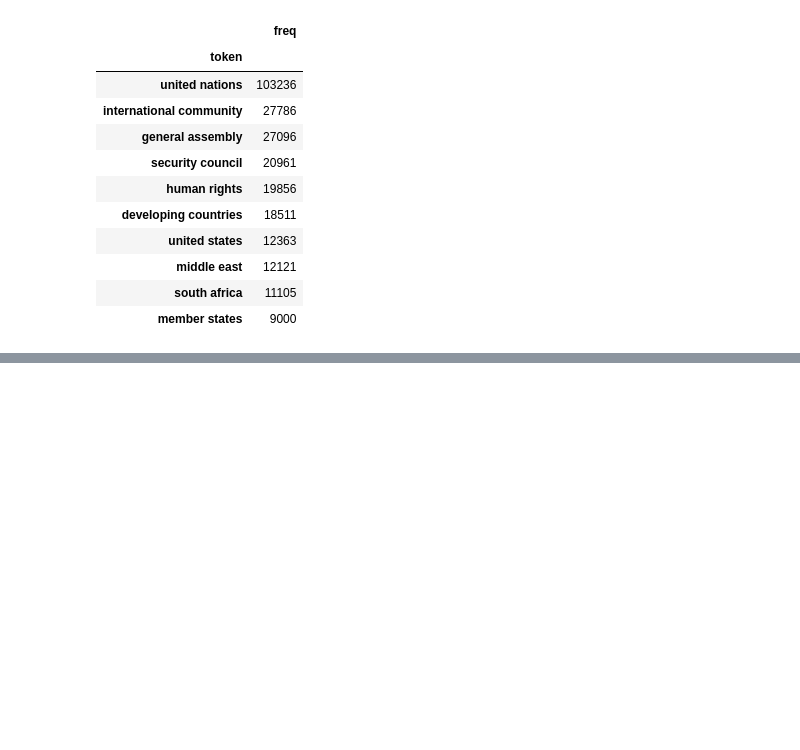
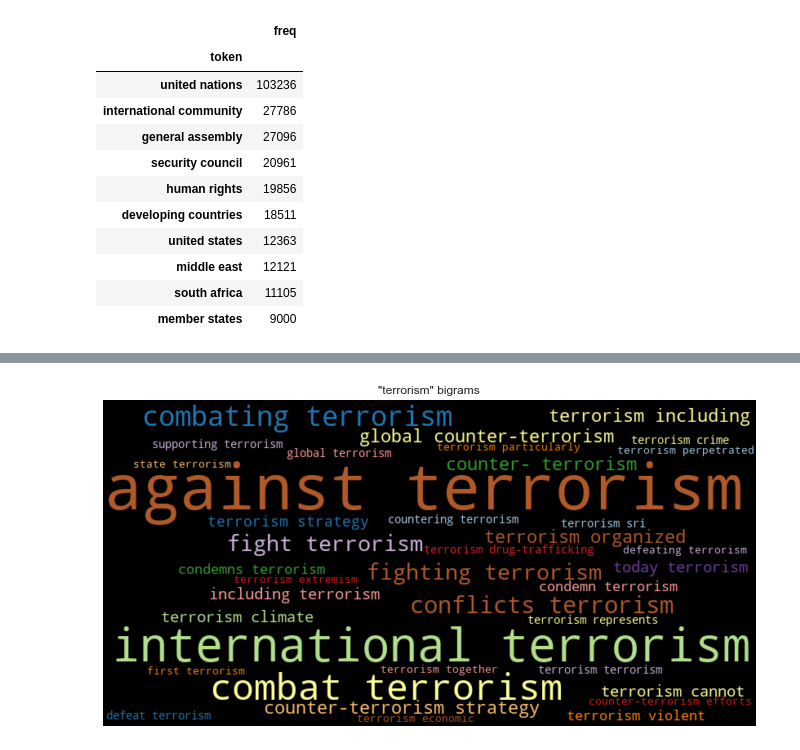
Before and after one commit to Jspano95/un_speeches_nlp_analysis, a Jupyter notebook: 2-UN-speeches-data-cleaning-and-tokenisation.ipynb, the cells around one changed output, grey strips where cells are left out. Drawn from its saved outputs; the diff is of its cells as text; code cells hidden in the pictures; blank space fills up the shorter version.

```diff
--- a/2-UN-speeches-data-cleaning-and-tokenisation.ipynb
+++ b/2-UN-speeches-data-cleaning-and-tokenisation.ipynb
@@ -642,0 +681,10 @@ counter_word_function(df, 'bigrams').head(10)
+# %%
+where = freq_df.index.str.contains('terrorism')
+# %%
+plt.figure(figsize=(12,6)) ###
+
+filtered_bigrams_wc = custom_wordcloud(freq_df[where]['freq'], title='"terrorism" bigrams', max_words=50)
+
+plt.show(filtered_bigrams_wc)
+# %% [output]
+[figure, added]
```
Also changed, not shown: parts of 27 cells of this notebook, 2 other files.
